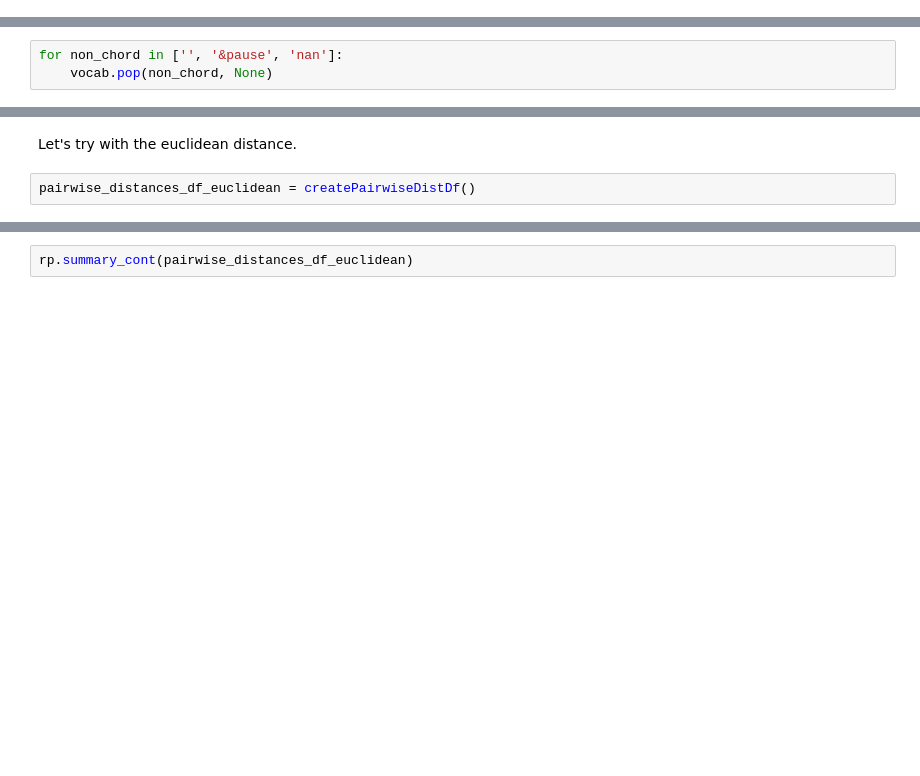
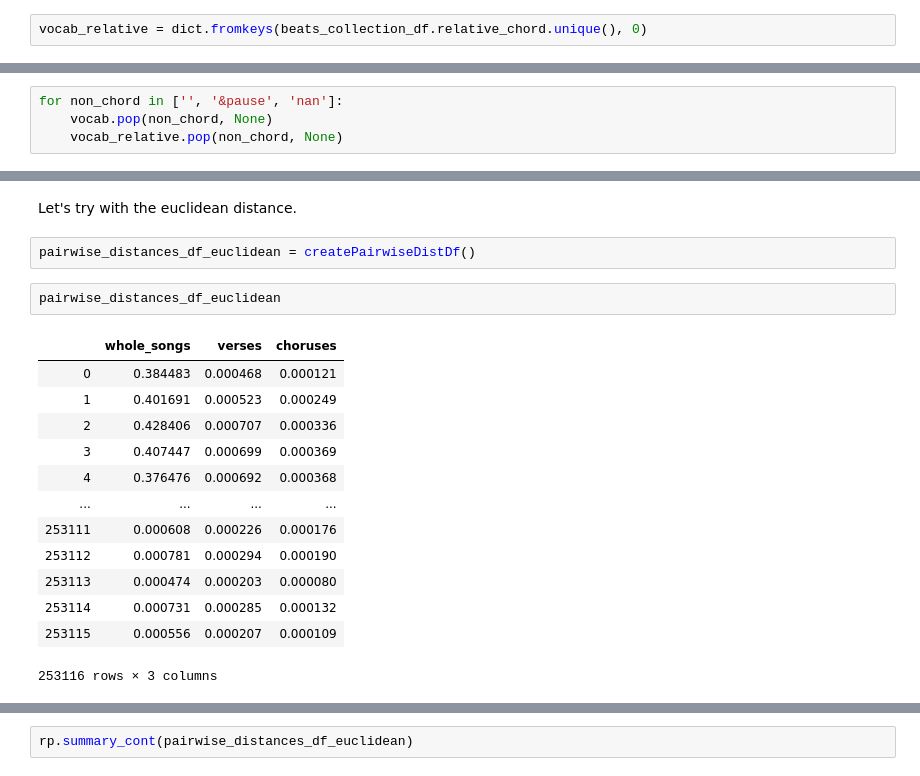
Before and after one commit to GiacomoAlliata/DigitalMusicologyProject, a Jupyter notebook: data_preprocessing.ipynb, the cells around one changed output, grey strips where cells are left out. Drawn from its saved outputs; the diff is of its cells as text; blank space fills up the shorter version.

```diff
--- a/data_preprocessing.ipynb
+++ b/data_preprocessing.ipynb
@@ -1078,6 +1080,9 @@ vocab = dict.fromkeys(beats_collection_df.chord.unique(), 0)
+# %%
+vocab_relative = dict.fromkeys(beats_collection_df.relative_chord.unique(), 0)
 # %% [markdown]
 Let's remove the non-chords elements.
 # %%
 for non_chord in ['', '&pause', 'nan']:
     vocab.pop(non_chord, None)
+    vocab_relative.pop(non_chord, None)
 # %%
@@ -1310,3 +1315,19 @@ def createPairwiseDistDf(distance = 'euclidean'):
 Let's try with the euclidean distance.
 # %%
 pairwise_distances_df_euclidean = createPairwiseDistDf()
+# %%
+pairwise_distances_df_euclidean
+# %% [output]
+|  | whole_songs | verses | choruses |
+| 0 | 0.384483 | 0.000468 | 0.000121 |
+| 1 | 0.401691 | 0.000523 | 0.000249 |
+| 2 | 0.428406 | 0.000707 | 0.000336 |
+| 3 | 0.407447 | 0.000699 | 0.000369 |
+| 4 | 0.376476 | 0.000692 | 0.000368 |
+| ... | ... | ... | ... |
+| 253111 | 0.000608 | 0.000226 | 0.000176 |
+| 253112 | 0.000781 | 0.000294 | 0.000190 |
+| 253113 | 0.000474 | 0.000203 | 0.000080 |
+| 253114 | 0.000731 | 0.000285 | 0.000132 |
+| 253115 | 0.000556 | 0.000207 | 0.000109 |
+253116 rows × 3 columns
```
Also changed, not shown: parts of 25 cells of this notebook.
